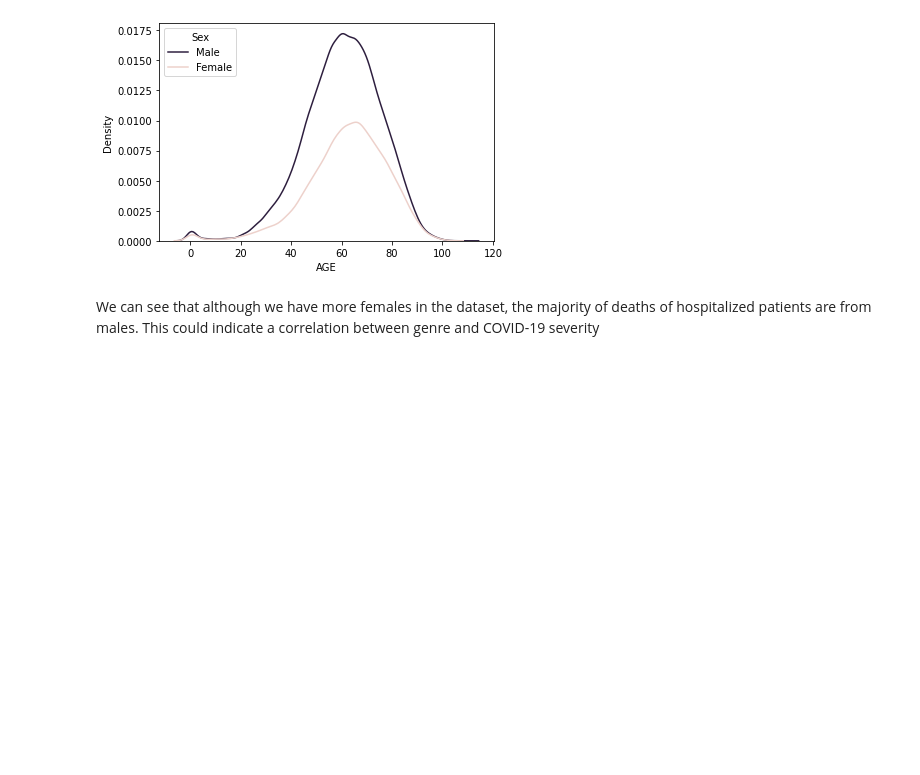
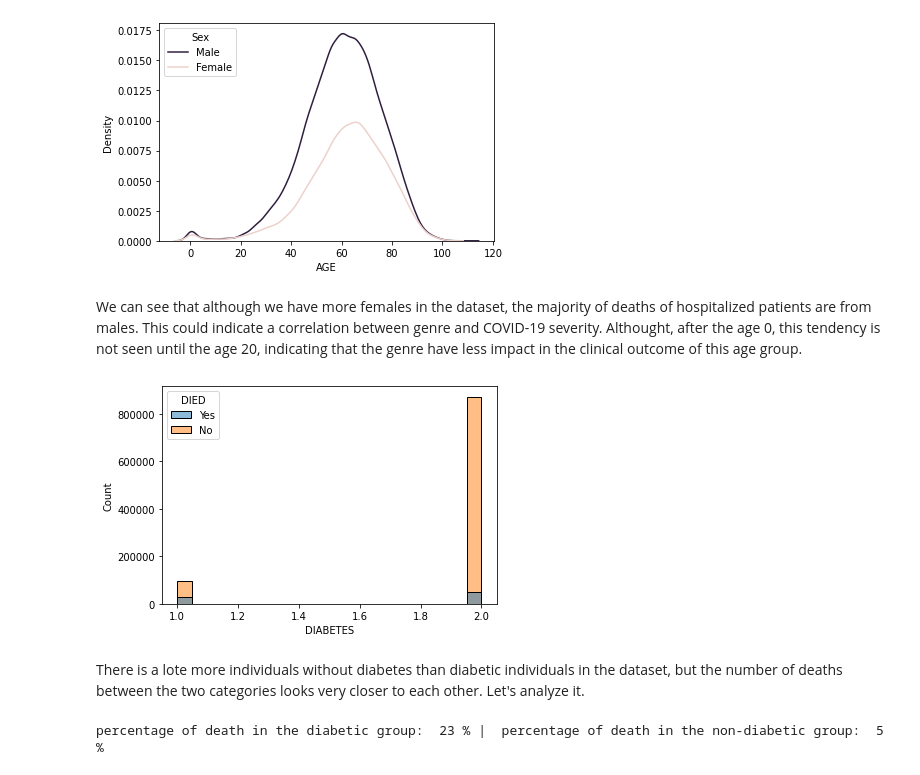
Before and after one commit to ailafelixa/EDA-RiskFactors-COVID-19, a Jupyter notebook: covid-19-data-exploration.ipynb, the cells around one changed output. Cells and saved outputs as stored; diff of their text form; code cells hidden in the pictures; blank space fills up the shorter version.

Commit message:
Kaggle Notebook | COVID-19 basic data exploration | Version 9

```diff
--- a/covid-19-data-exploration.ipynb
+++ b/covid-19-data-exploration.ipynb
@@ -103,12 +103,12 @@ In this dataset, we have more not-hospitalized people than hospitalized ones. Th
 #first lets stablish a binary way of identify if the patient died;
 #following the boolean code of the already existing features, lts stablish 1 for patients who died and 2 for patient who didn't die
 
-deaths = data
-deaths.loc[deaths['DATE_DIED'] =='9999-99-99', 'DIED'] = "No"
-deaths.loc[deaths['DATE_DIED'] !='9999-99-99', 'DIED'] = "Yes"
+data_transformed = data
+data_transformed.loc[data_transformed['DATE_DIED'] =='9999-99-99', 'DIED'] = "No"
+data_transformed.loc[data_transformed['DATE_DIED'] !='9999-99-99', 'DIED'] = "Yes"
 
 #verify if the column was correctly created
-deaths[['DATE_DIED', 'DIED']].head(10)
+data_transformed[['DATE_DIED', 'DIED']].head(10)
 # %% [output]
 |  | DATE_DIED | DIED |
 | 0 | 03/05/2020 | Yes |
@@ -123,11 +123,11 @@ deaths[['DATE_DIED', 'DIED']].head(10)
 | 9 | 9999-99-99 | No |
 # %%
 #lets also clarify the patient type
-deaths.loc[deaths['PATIENT_TYPE'] ==2, 'HOSPITALIZED'] = "Yes"
-deaths.loc[deaths['PATIENT_TYPE'] ==1, 'HOSPITALIZED'] = "No"
+data_transformed.loc[data_transformed['PATIENT_TYPE'] ==2, 'HOSPITALIZED'] = "Yes"
+data_transformed.loc[data_transformed['PATIENT_TYPE'] ==1, 'HOSPITALIZED'] = "No"
 
 #verify if the column was correctly created
-deaths[['PATIENT_TYPE', 'HOSPITALIZED']].head(10)
+data_transformed[['PATIENT_TYPE', 'HOSPITALIZED']].head(10)
 # %% [output]
 |  | PATIENT_TYPE | HOSPITALIZED |
 | 0 | 1 | No |
@@ -169,4 +169,25 @@ plt.show(g)
 # %% [output]
 [figure]
 # %% [markdown]
-We can see that although we have more females in the dataset, the majority of deaths of hospitalized patients are from males. This could indicate a correlation between genre and COVID-19 severity
+We can see that although we have more females in the dataset, the majority of deaths of hospitalized patients are from males. This could indicate a correlation between genre and COVID-19 severity. Althought, after the age 0, this tendency is not seen until the age 20, indicating that the genre have less impact in the clinical outcome of this age group.
+# %%
+#clean null data from diabetes columns
+data_transformed = data_transformed.loc[(data_transformed.DIABETES != 98)]
+d = sns.histplot(data=data_transformed, x='DIABETES', hue='DIED')
+plt.show(d)
+# %% [output]
+[figure, added]
+# %% [markdown]
+There is a lote more individuals without diabetes than diabetic individuals in the dataset, but the number of deaths between the two categories looks very closer to each other. Let's analyze it.
+# %%
+n_diabetic_individuals = data_transformed['DIABETES'].loc[(data_transformed.DIABETES == 1)].count()
+n_diabetic_individuals_died = data_transformed['DIABETES'].loc[(data_transformed.DIABETES == 1) &(data_transformed.DIED == 'Yes')].count()
+
+n_non_diabetic_individuals = data_transformed['DIABETES'].loc[(data_transformed.DIABETES == 2)].count()
+n_non_diabetic_individuals_died = data_transformed['DIABETES'].loc[(data_transformed.DIABETES == 2) &(data_transformed.DIED == 'Yes')].count()
+
+percentage_diabetics_deaths = (n_diabetic_individuals_died/n_diabetic_individuals)*100
+percentage_non_diabetics_deaths = (n_non_diabetic_individuals_died/n_non_diabetic_individuals)*100
+print('percentage of death in the diabetic group: ', round(percentage_diabetics_deaths),'% | ', 'percentage of death in the non-diabetic group: ', round(percentage_non_diabetics_deaths),'%')
+# %% [output]
+percentage of death in the diabetic group:  23 % |  percentage of death in the non-diabetic group:  5 %
```
Also changed, not shown: parts of 2 cells of this notebook.
